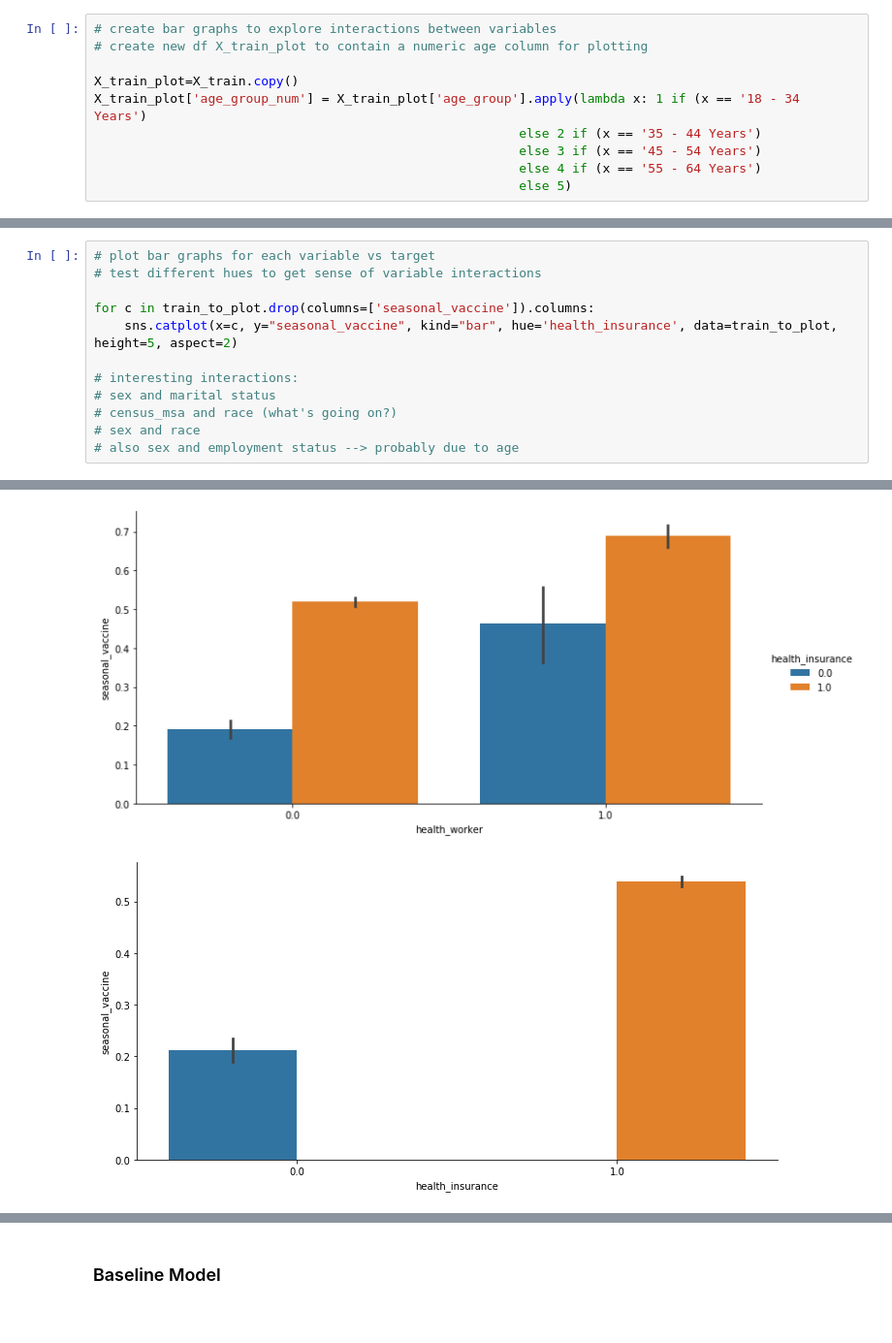
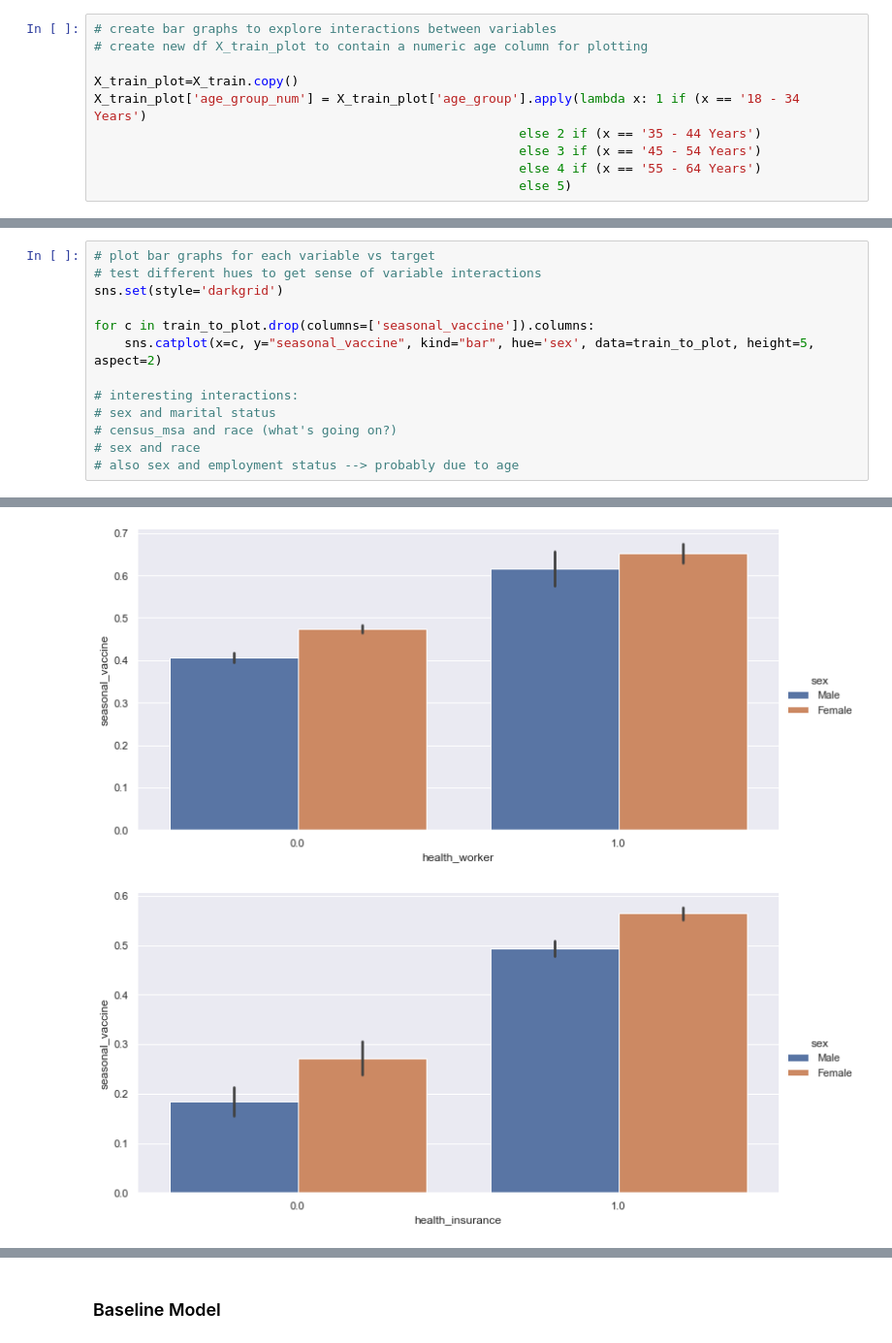
Before and after one commit to lilisbeit/Targeted-Flu-Vaccination-Outreach, a Jupyter notebook: final-model.ipynb, the cells around one changed output, grey strips where cells are left out. Shown: that part at 97% size. Drawn from its saved outputs; the diff is of its cells as text.

```diff
--- a/final-model.ipynb
+++ b/final-model.ipynb
@@ -312,9 +312,10 @@ train_to_plot
 # %%
 # plot bar graphs for each variable vs target
 # test different hues to get sense of variable interactions
+sns.set(style='darkgrid')
 
 for c in train_to_plot.drop(columns=['seasonal_vaccine']).columns:
-    sns.catplot(x=c, y="seasonal_vaccine", kind="bar", hue='health_insurance', data=train_to_plot, height=5, aspect=2)
+    sns.catplot(x=c, y="seasonal_vaccine", kind="bar", hue='sex', data=train_to_plot, height=5, aspect=2)
 
 # interesting interactions:
 # sex and marital status
@@ -327,2 +328,2 @@ for c in train_to_plot.drop(columns=['seasonal_vaccine']).columns:
-[figure, old version]
+[figure, new version]
-[figure, old version]
+[figure, new version]
```
Also changed, not shown: parts of 60 cells of this notebook, 4 other files.
